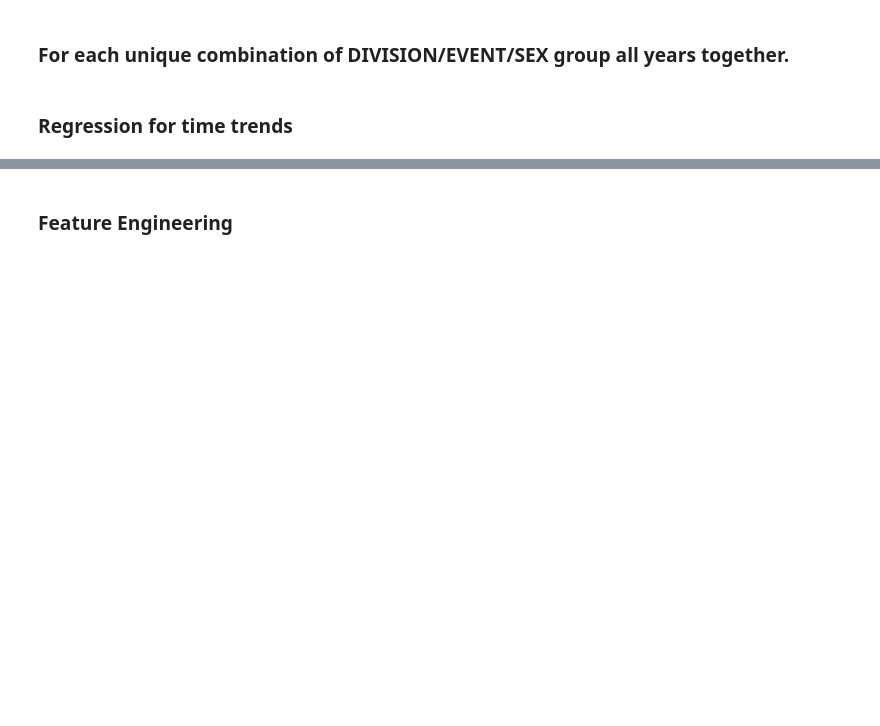
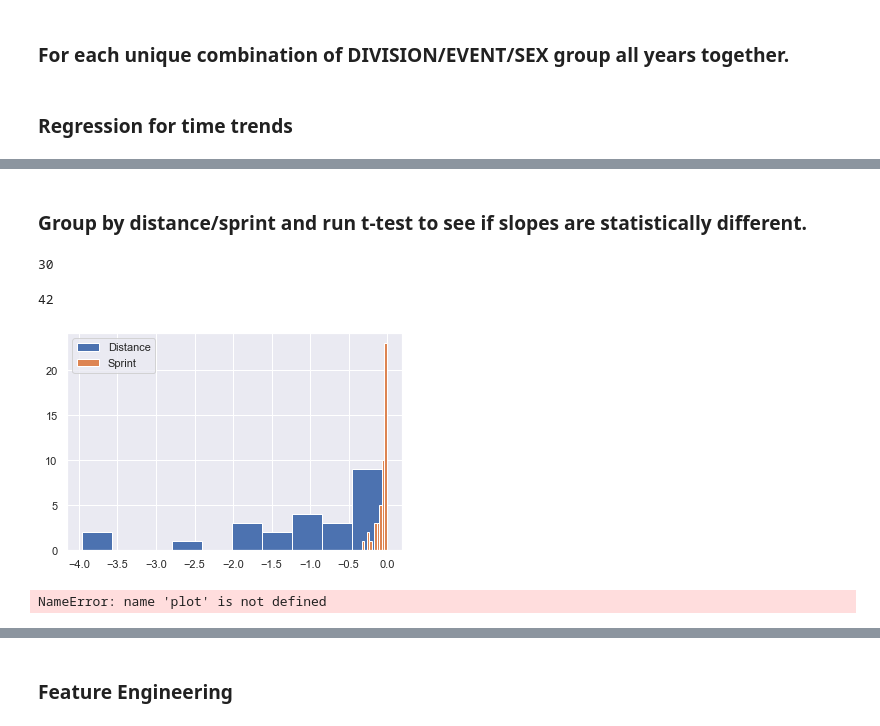
Before and after one commit to avisokay/NCAATF, a Jupyter notebook: tfrrs_analyis.ipynb, the cells around one changed output, grey strips where cells are left out. Saved outputs shown, nothing was run; the diff lists cells and outputs as text; code cells hidden in the pictures; blank space fills up the shorter version.

Commit message:
2 sample tests for distance/sprint slopes

```diff
--- a/tfrrs_analyis.ipynb
+++ b/tfrrs_analyis.ipynb
@@ -39,9 +40,9 @@ def regroup(df):
 
     return pd.DataFrame(res).reset_index()
 # %%
-regroup = regroup(df100)
+regroup = regroup_df(df100)
 # %%
-regroup2021 = regroup(df100_2021)
+regroup2021 = regroup_df(df100_2021)
 # %% [markdown]
 ### Regression for time trends
 # %%
@@ -107,0 +103,29 @@ ValueError: The truth value of a Series is ambiguous. Use a.empty, a.bool(), a.i
+# %% [markdown]
+### Group by distance/sprint and run t-test to see if slopes are statistically different.
+# %%
+distance_events = ['10000', '1500', '3000S','5000']
+regression_df_distance = regression_df.loc[regression_df['EVENT'].isin(distance_events)]
+regression_df_sprint = regression_df.loc[~regression_df['EVENT'].isin(distance_events)]
+# %%
+len(regression_df_distance)
+# %% [output]
+30
+# %%
+len(regression_df_sprint)
+# %% [output]
+42
+# %%
+distance_slope = regression_df_distance.SLOPE
+sprint_slope = regression_df_sprint.SLOPE
+# %%
+fig, ax = plt.subplots()
+ax.hist(distance_slope, label='Distance')
+ax.hist(sprint_slope, label='Sprint')
+ax.legend(loc='upper left')
+plt.show()
+# %% [output]
+[figure, added]
+# %%
+plot.hist()
+# %% [output]
+NameError: name 'plot' is not defined
```
Also changed, not shown: parts of 15 cells of this notebook.
